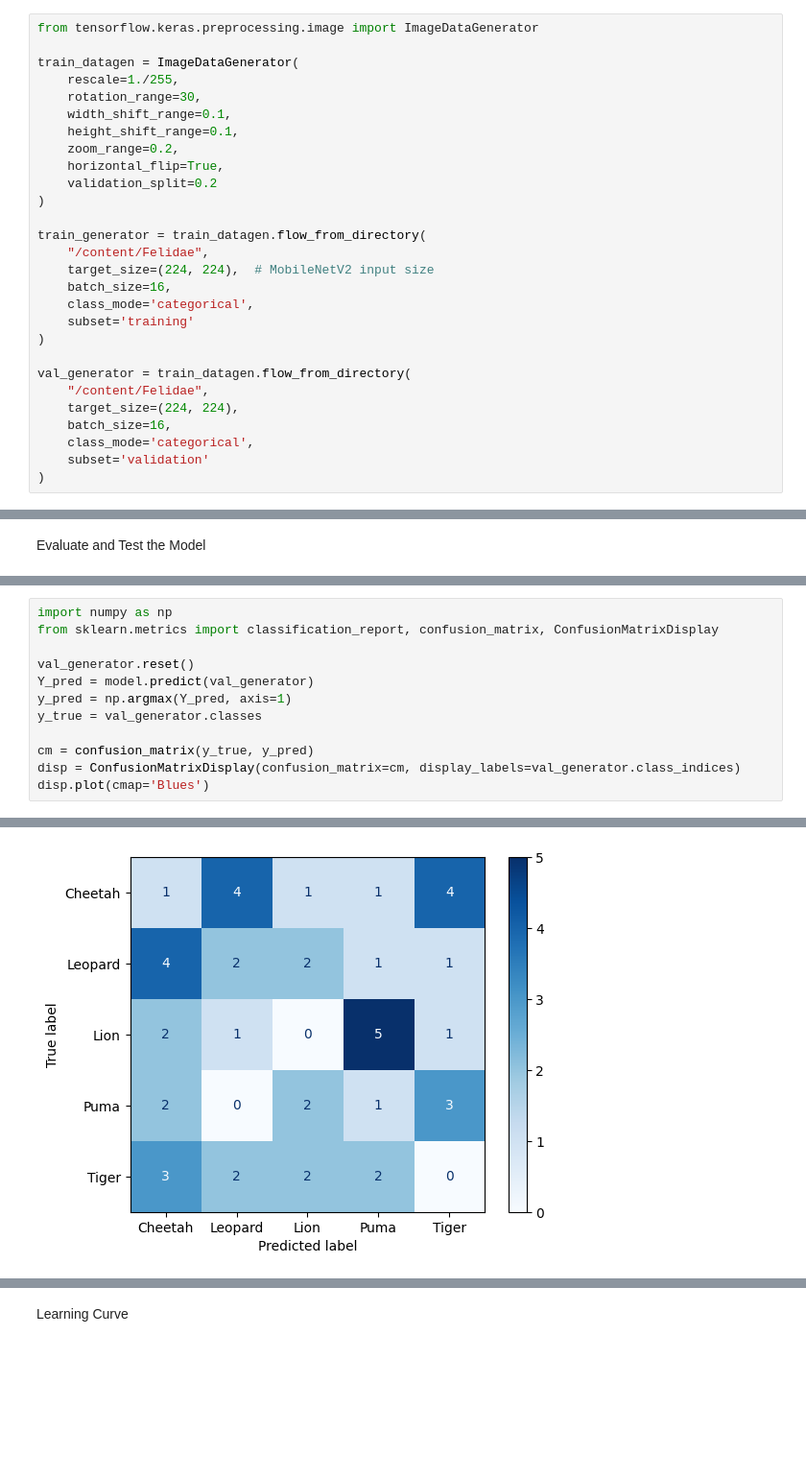
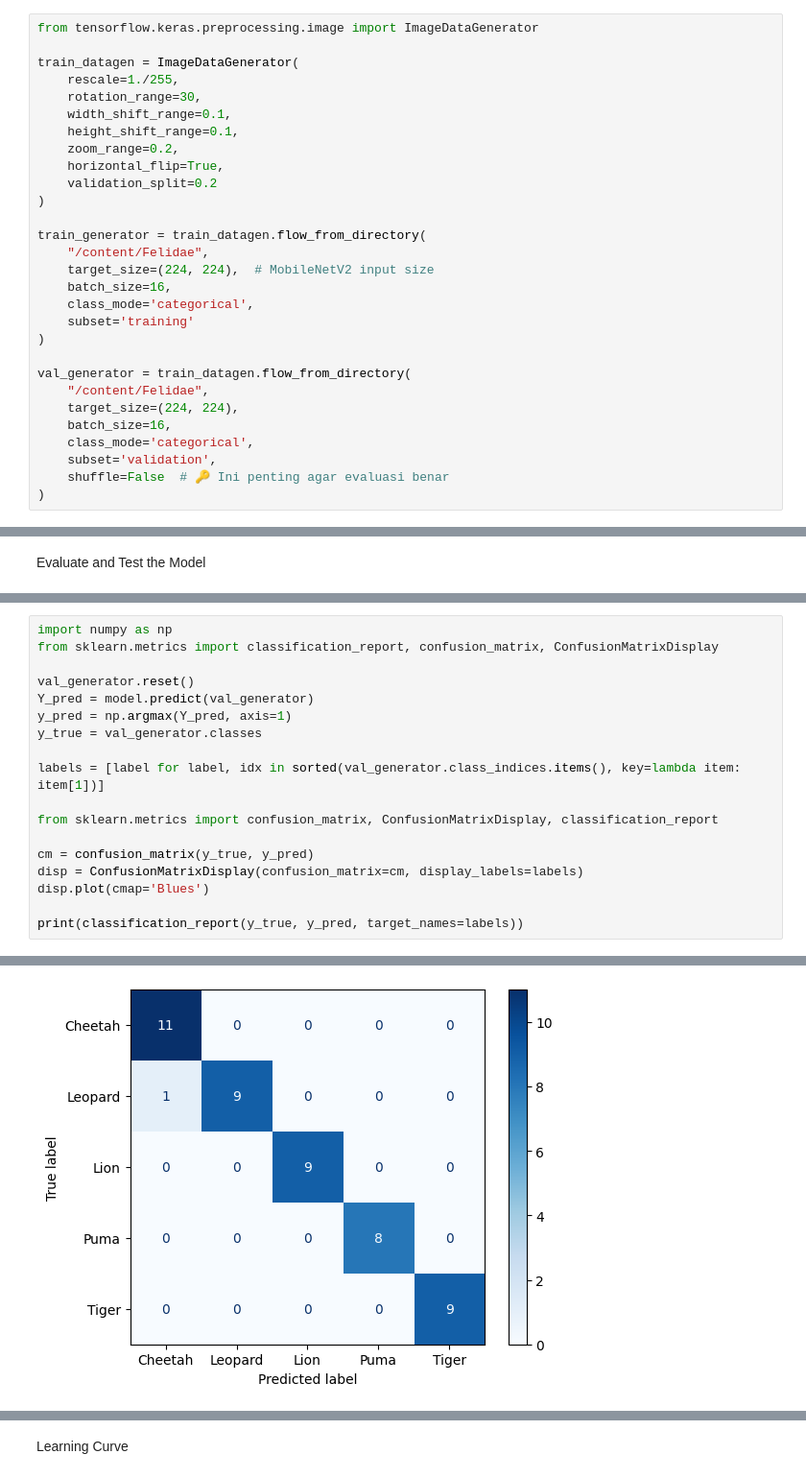
Before and after one commit to Spectre5390/klasifikasi-felidae, a Jupyter notebook: felidae_mobilenetv2.ipynb, the cells around one changed output, grey strips where cells are left out. Shown at 96% size. Drawn from its saved outputs; the diff is of its cells as text; blank space fills up the shorter version.

```diff
--- a/felidae_mobilenetv2.ipynb
+++ b/felidae_mobilenetv2.ipynb
@@ -44,7 +53,8 @@ val_generator = train_datagen.flow_from_directory(
     target_size=(224, 224),
     batch_size=16,
     class_mode='categorical',
-    subset='validation'
+    subset='validation',
+    shuffle=False  # 🔑 Ini penting agar evaluasi benar
 )
 # %% [output]
 Found 196 images belonging to 5 classes.
@@ -140,7 +148,13 @@ Y_pred = model.predict(val_generator)
 y_pred = np.argmax(Y_pred, axis=1)
 y_true = val_generator.classes
 
+labels = [label for label, idx in sorted(val_generator.class_indices.items(), key=lambda item: item[1])]
+
+from sklearn.metrics import confusion_matrix, ConfusionMatrixDisplay, classification_report
+
 cm = confusion_matrix(y_true, y_pred)
-disp = ConfusionMatrixDisplay(confusion_matrix=cm, display_labels=val_generator.class_indices)
+disp = ConfusionMatrixDisplay(confusion_matrix=cm, display_labels=labels)
 disp.plot(cmap='Blues')
+
+print(classification_report(y_true, y_pred, target_names=labels))
 # %% [output]
@@ -149 +173 @@ disp.plot(cmap='Blues')
-[figure, old version]
+[figure, new version]
```
Also changed, not shown: parts of 13 cells of this notebook.
